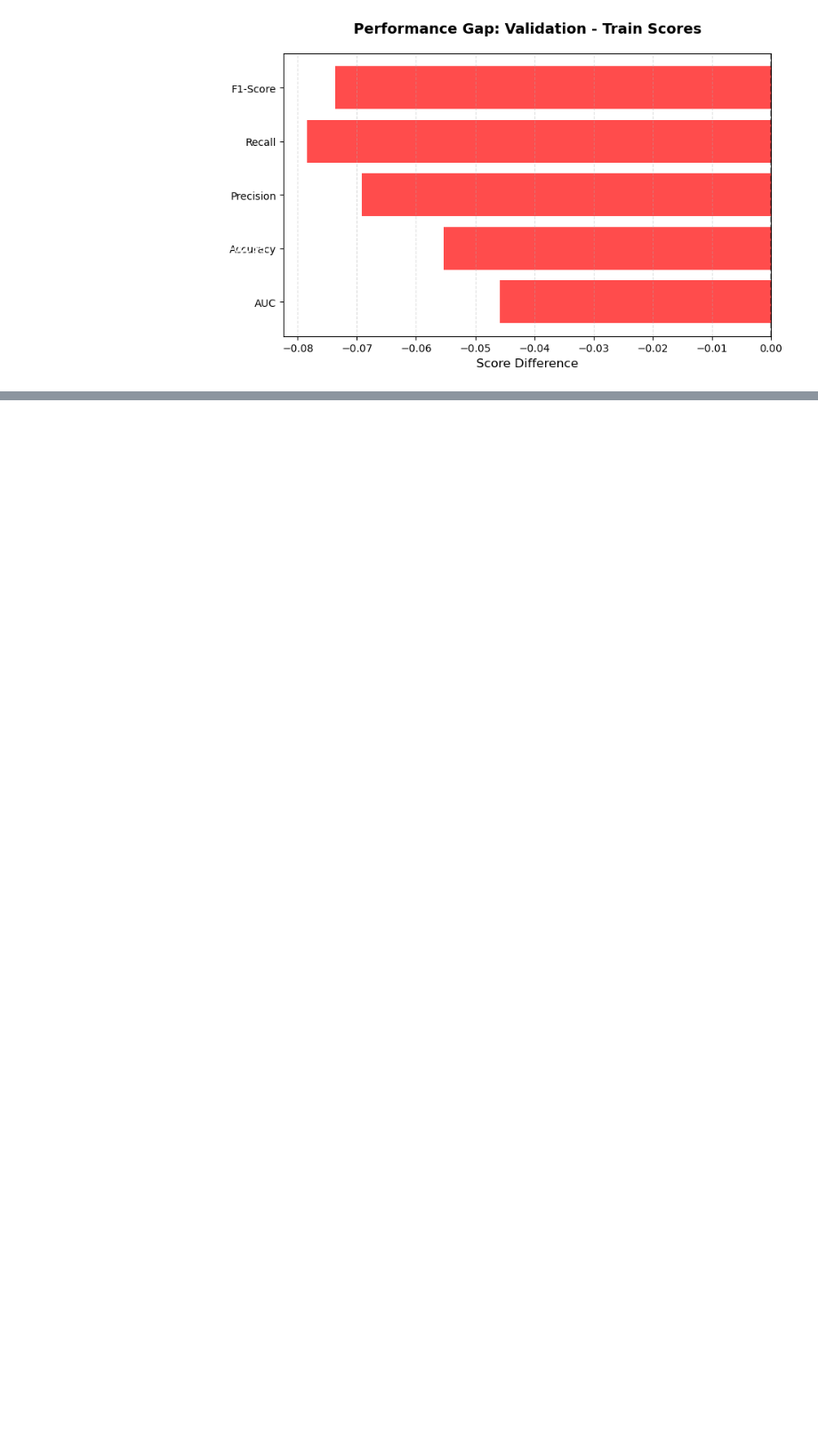
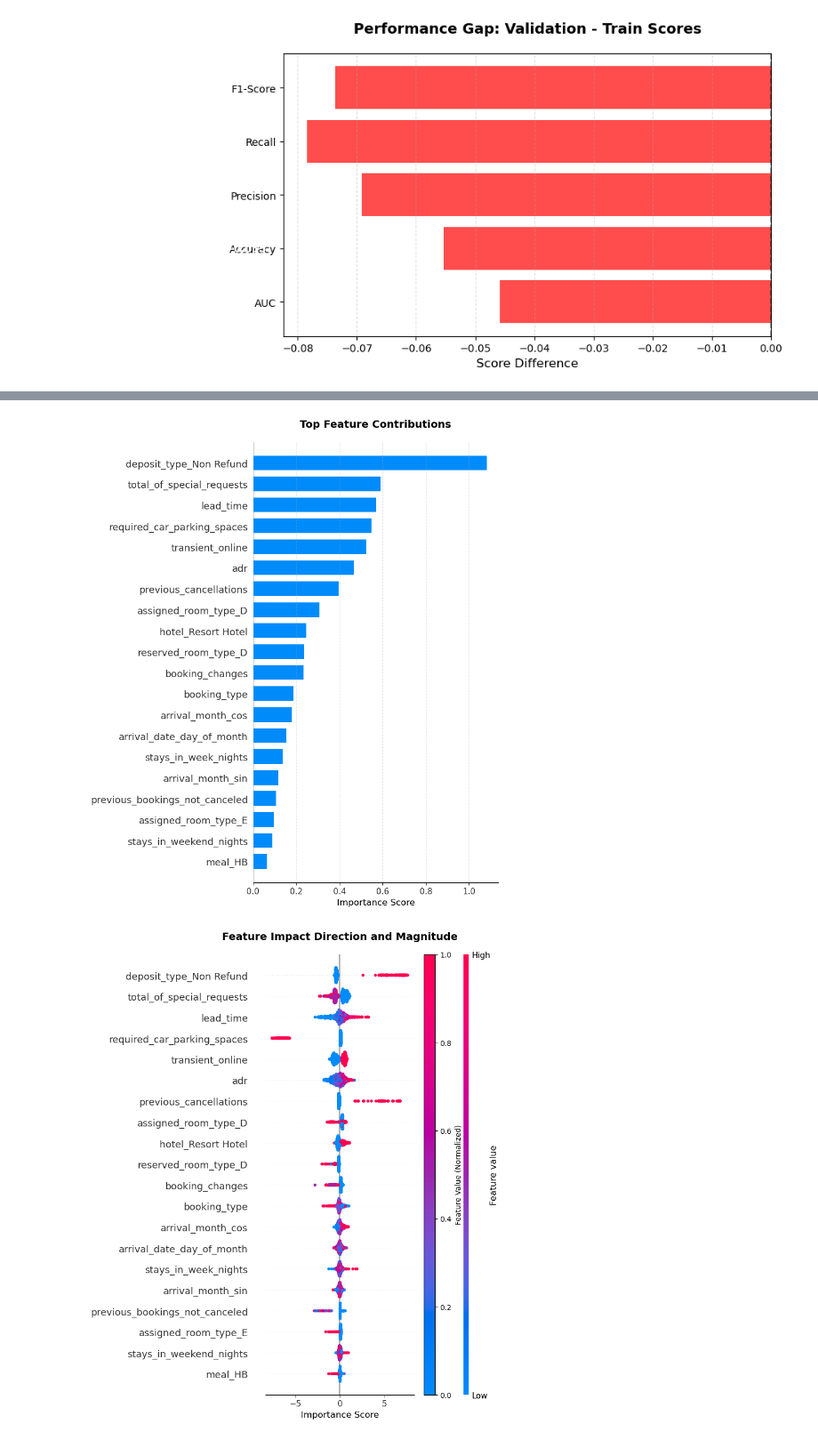
Before and after one commit to AsmithaSatesh99/Hotel-Cancellation-Prediction, a Jupyter notebook: Notebooks/hotel_3.ipynb, the cells around one changed output, grey strips where cells are left out. Shown at 89% size. Cells and saved outputs as stored; diff of their text form; code cells hidden in the pictures; blank space fills up the shorter version.

```diff
--- a/Notebooks/hotel_3.ipynb
+++ b/Notebooks/hotel_3.ipynb
@@ -594,0 +604,50 @@ plt.show()
+# %%
+try:
+    import shap
+    import matplotlib.pyplot as plt
+    import numpy as np
+
+    explainer = shap.Explainer(model)
+    sample_size = min(1000, len(X_train))
+    if len(X_train) > sample_size:
+        X_sample = shap.utils.sample(X_train, sample_size, random_state=42)
+    else:
+        X_sample = X_train
+
+    shap_values = explainer(X_sample)
+
+    plt.figure(figsize=(10, 6))
+    shap.summary_plot(shap_values, X_sample, plot_type="bar", show=False)
+    plt.title('Top Feature Contributions',
+             fontsize=14, pad=20, fontweight='bold')
+    plt.xlabel('Importance Score', fontsize=12)
+    plt.gca().spines[['right', 'top']].set_visible(False)
+    plt.grid(axis='x', alpha=0.3, linestyle='--')
+    plt.tight_layout()
+    plt.savefig('feature_importance.png', dpi=300, bbox_inches='tight')
+    plt.show()
+
+    plt.figure(figsize=(10, 6))
+    shap.summary_plot(shap_values, X_sample, show=False)
+    plt.title('Feature Impact Direction and Magnitude',
+             fontsize=14, pad=20, fontweight='bold')
+    plt.xlabel('Importance Score', fontsize=12)
+    plt.colorbar(label='Feature Value (Normalized)', aspect=40)
+    plt.gca().spines[['right', 'top']].set_visible(False)
+    plt.tight_layout()
+    plt.savefig('shap_distribution.png', dpi=300, bbox_inches='tight')
+    plt.show()
+
+    plt.figure(figsize=(10, 6))
+    shap.plots.waterfall(shap_values[0], max_display=10, show=False)
+    plt.title('Explanation for Single Prediction',
+             fontsize=14, pad=20, fontweight='bold')
+    plt.tight_layout()
+    plt.savefig('waterfall_example.png', dpi=300, bbox_inches='tight')
+    plt.show()
+
+except ImportError:
+    print("SHAP library not installed. Install with: pip install shap")
+# %% [output]
+[figure, added]
+[figure, added]
```
Also changed, not shown: parts of 12 cells of this notebook.
